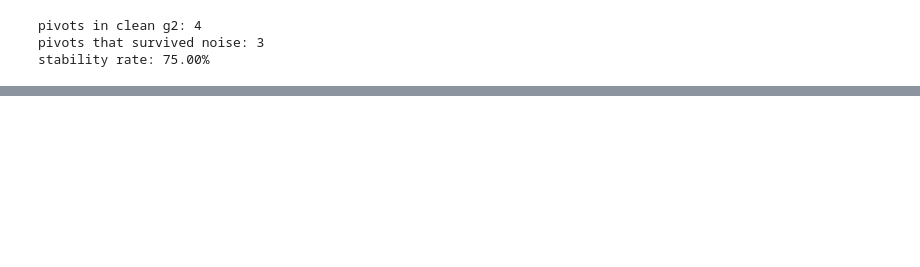
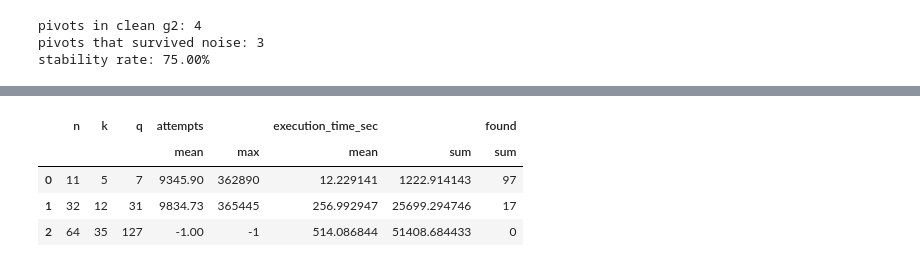
Before and after one commit to EstefaniaLaverde/PEP-LEP, a Jupyter notebook: Code/error_distribution_analysis_rref.ipynb, the cells around one changed output, grey strips where cells are left out. Saved outputs shown, nothing was run; the diff lists cells and outputs as text; code cells hidden in the pictures; blank space fills up the shorter version.

```diff
--- a/Code/error_distribution_analysis_rref.ipynb
+++ b/Code/error_distribution_analysis_rref.ipynb
@@ -584,17 +673,17 @@ def run_simulation(timeout_sec=300):
 
             try:
                 # Intentamos ejecutar la función con el timeout especificado
-                found, total_attempts, recovered_p, stage = func_timeout(
-                    timeout_sec, solve_pep_backtracking, args=(g1, g2, p_noisy, q)
+                success, attempts, _ , tree_edges, _ = func_timeout(
+                    timeout_sec, solve_pep_with_tree, args=(g1, g2, p_noisy, q)
                 )
-                print(f"Instancia {i+1} completada: found={found}, attempts={total_attempts}, stage={stage}")
+                print(f"Instancia {i+1} completada: found={success}, attempts={attempts}, stage={len(tree_edges)}")
             except FunctionTimedOut:
                 # Si excede el tiempo, definimos valores por defecto para el fallo
-                found, total_attempts, recovered_p, stage = False, -1, None, "timeout"
+                success, attempts, _ , tree_edges, _ = False, -1, None, [], []
                 print(f"Instancia {i+1} abortada por timeout (> {timeout_sec}s)")
             except Exception as e:
                 # Captura otros errores posibles
-                found, total_attempts, recovered_p, stage = False, -1, None, f"error: {str(e)}"
+                success, attempts, _ , tree_edges, _ = False, -1, None, [], []
                 print(f"Instancia {i+1} abortada por error: {str(e)}")
             end_time = time.time()
 
@@ -603,11 +692,10 @@ def run_simulation(timeout_sec=300):
                 'n': n,
                 'k': k,
                 'q': q,
-                'found': found,
-                'attempts': total_attempts,
+                'found': success,
+                'attempts': attempts,
                 'possible_permutations': possible_perms,
                 'execution_time_sec': end_time - start_time,
-                'stage': stage
             })
 
             df_results_checkpoint = pd.DataFrame(results)
@@ -653,0 +758,8 @@ KeyboardInterrupt:
+# %%
+resumen
+# %% [output]
+|  | n | k | q | attempts |  | execution_time_sec |  | found |
+|  |  |  |  | mean | max | mean | sum | sum |
+| 0 | 11 | 5 | 7 | 9345.90 | 362890 | 12.229141 | 1222.914143 | 97 |
+| 1 | 32 | 12 | 31 | 9834.73 | 365445 | 256.992947 | 25699.294746 | 17 |
+| 2 | 64 | 35 | 127 | -1.00 | -1 | 514.086844 | 51408.684433 | 0 |
```
Also changed, not shown: parts of 7 cells of this notebook, 8 other files.
